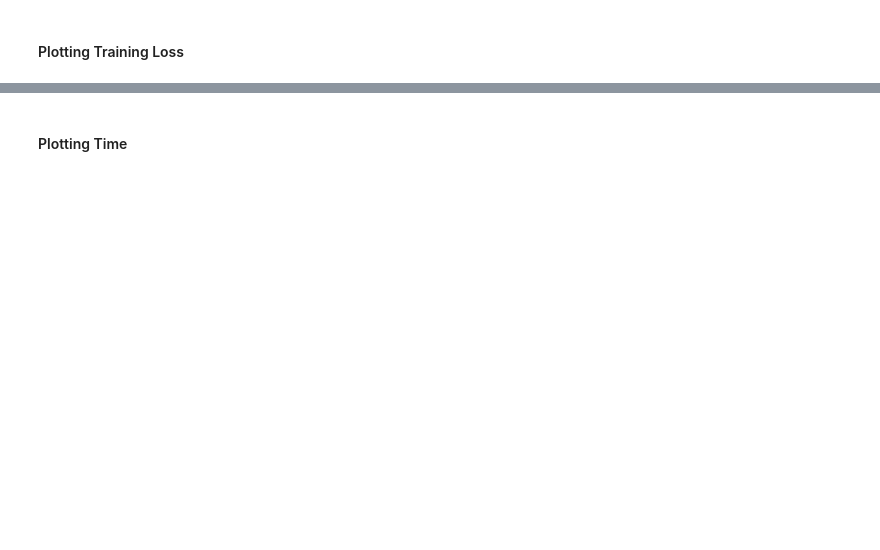
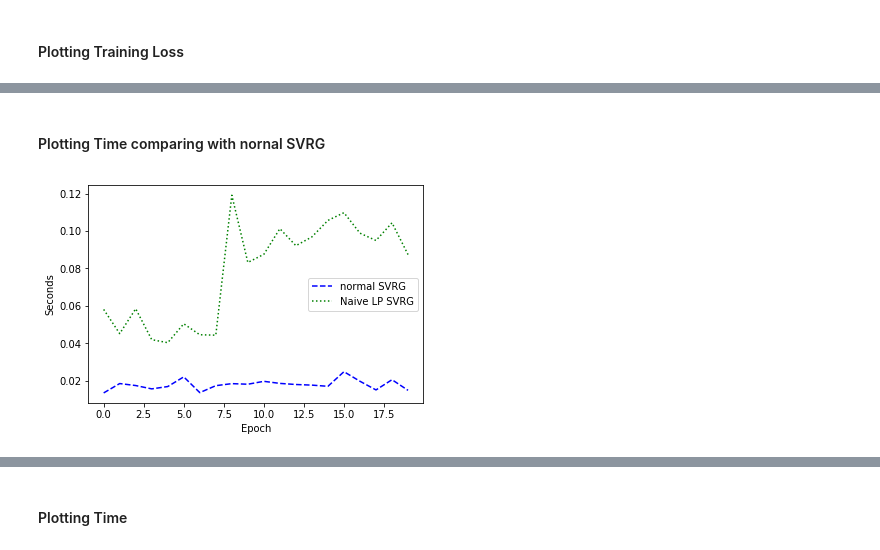
Before and after one commit to abigailshchur/Quantized-SVRG, a Jupyter notebook: Linear Regression.ipynb, the cells around one changed output, grey strips where cells are left out. Drawn from its saved outputs; the diff is of its cells as text; code cells hidden in the pictures; blank space fills up the shorter version.

```diff
--- a/Linear Regression.ipynb
+++ b/Linear Regression.ipynb
@@ -73,0 +78,16 @@ print(loss_slow_svrg)
+# %% [markdown]
+#### Plotting Time comparing with nornal SVRG
+# %%
+fig, ax = plt.subplots()
+ax.plot(time_array_normal_SVRG, 'k--', color='b', label='normal SVRG')
+ax.plot(time_array_naive_LPSVRG, 'k:',color='g', label='Naive LP SVRG')
+
+plt.ylabel('Seconds')
+plt.xlabel('Epoch')
+
+legend = ax.legend(loc='right')
+legend.get_frame()
+
+plt.show()
+# %% [output]
+[figure, added]
```
Also changed, not shown: parts of 35 cells of this notebook, 12 other files.
